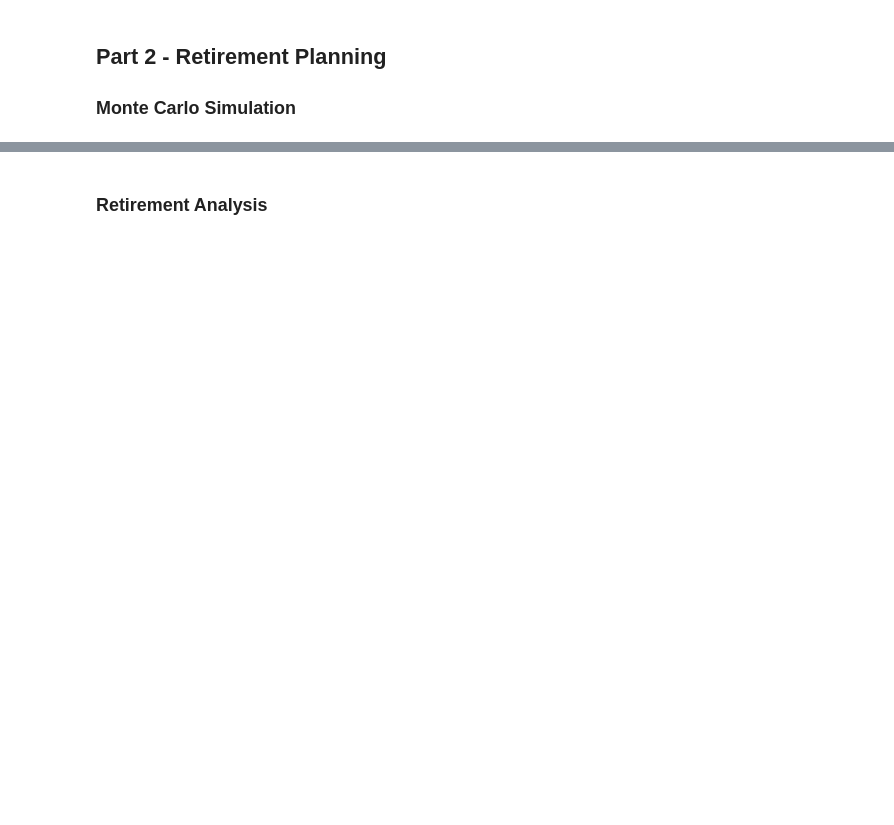
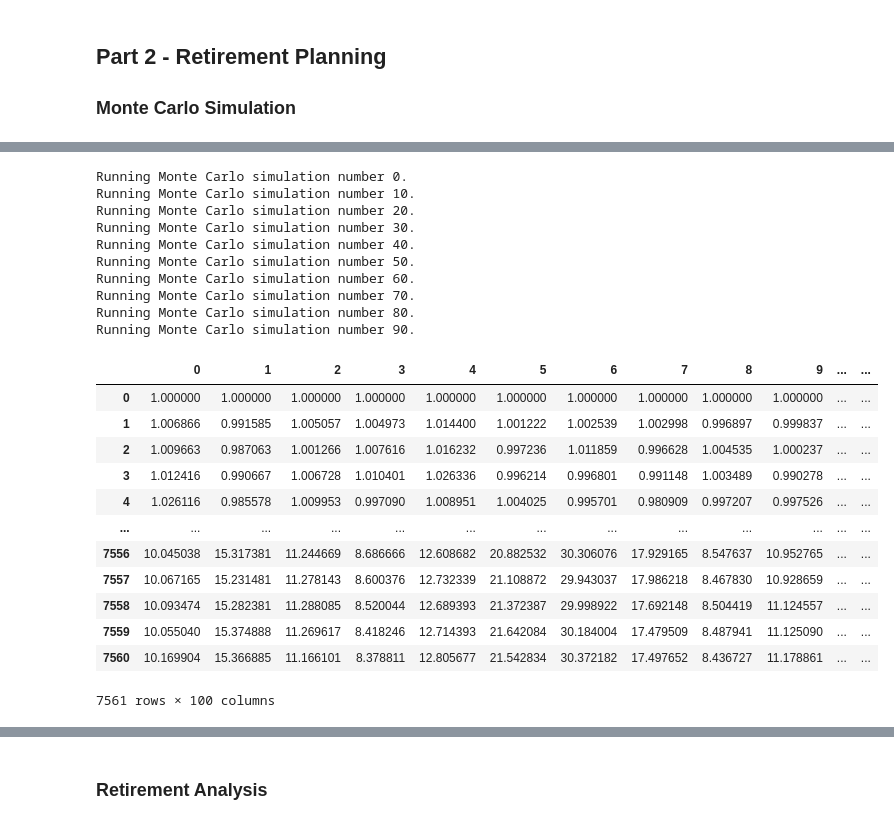
Before and after one commit to Angelboy-commercial/Python-Homework, a Jupyter notebook: API/financial-planner.ipynb, the cells around one changed output, grey strips where cells are left out. Cells and saved outputs as stored; diff of their text form; code cells hidden in the pictures; blank space fills up the shorter version.

```diff
--- a/API/financial-planner.ipynb
+++ b/API/financial-planner.ipynb
@@ -171,3 +182,27 @@ MC_df
 # %%
-# Configuring a Monte Carlo simulation to forecast 30 years cumulative returns
-# YOUR CODE HERE!
+# Running a Monte Carlo simulation to forecast 30 years cumulative returns
+MC_30year.calc_cumulative_return()
+# %% [output]
+Running Monte Carlo simulation number 0.
+Running Monte Carlo simulation number 10.
+Running Monte Carlo simulation number 20.
+Running Monte Carlo simulation number 30.
+Running Monte Carlo simulation number 40.
+Running Monte Carlo simulation number 50.
+Running Monte Carlo simulation number 60.
+Running Monte Carlo simulation number 70.
+Running Monte Carlo simulation number 80.
+Running Monte Carlo simulation number 90.
+|  | 0 | 1 | 2 | 3 | 4 | 5 | 6 | 7 | 8 | 9 | ... | ... |
+| 0 | 1.000000 | 1.000000 | 1.000000 | 1.000000 | 1.000000 | 1.000000 | 1.000000 | 1.000000 | 1.000000 | 1.000000 | ... | ... |
+| 1 | 1.006866 | 0.991585 | 1.005057 | 1.004973 | 1.014400 | 1.001222 | 1.002539 | 1.002998 | 0.996897 | 0.999837 | ... | ... |
+| 2 | 1.009663 | 0.987063 | 1.001266 | 1.007616 | 1.016232 | 0.997236 | 1.011859 | 0.996628 | 1.004535 | 1.000237 | ... | ... |
+| 3 | 1.012416 | 0.990667 | 1.006728 | 1.010401 | 1.026336 | 0.996214 | 0.996801 | 0.991148 | 1.003489 | 0.990278 | ... | ... |
+| 4 | 1.026116 | 0.985578 | 1.009953 | 0.997090 | 1.008951 | 1.004025 | 0.995701 | 0.980909 | 0.997207 | 0.997526 | ... | ... |
+| ... | ... | ... | ... | ... | ... | ... | ... | ... | ... | ... | ... | ... |
+| 7556 | 10.045038 | 15.317381 | 11.244669 | 8.686666 | 12.608682 | 20.882532 | 30.306076 | 17.929165 | 8.547637 | 10.952765 | ... | ... |
+| 7557 | 10.067165 | 15.231481 | 11.278143 | 8.600376 | 12.732339 | 21.108872 | 29.943037 | 17.986218 | 8.467830 | 10.928659 | ... | ... |
+| 7558 | 10.093474 | 15.282381 | 11.288085 | 8.520044 | 12.689393 | 21.372387 | 29.998922 | 17.692148 | 8.504419 | 11.124557 | ... | ... |
+| 7559 | 10.055040 | 15.374888 | 11.269617 | 8.418246 | 12.714393 | 21.642084 | 30.184004 | 17.479509 | 8.487941 | 11.125090 | ... | ... |
+| 7560 | 10.169904 | 15.366885 | 11.166101 | 8.378811 | 12.805677 | 21.542834 | 30.372182 | 17.497652 | 8.436727 | 11.178861 | ... | ... |
+7561 rows × 100 columns
```
Also changed, not shown: parts of 19 cells of this notebook.
